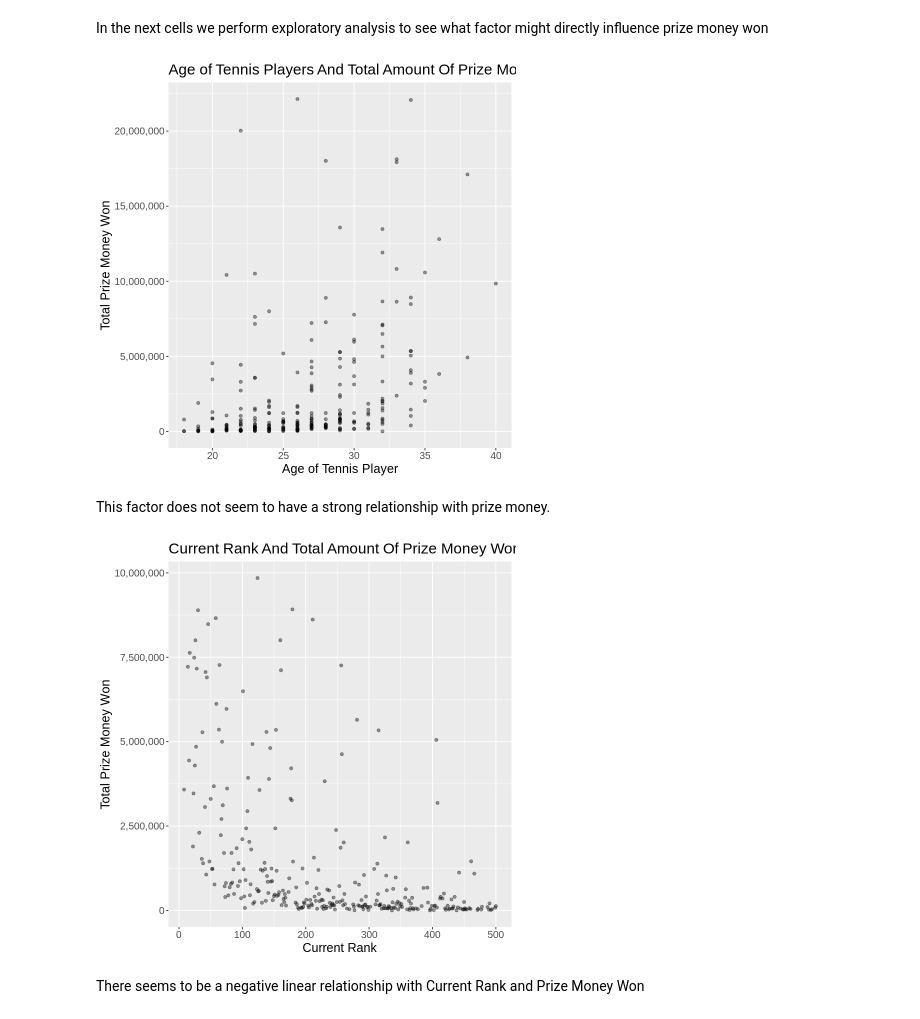
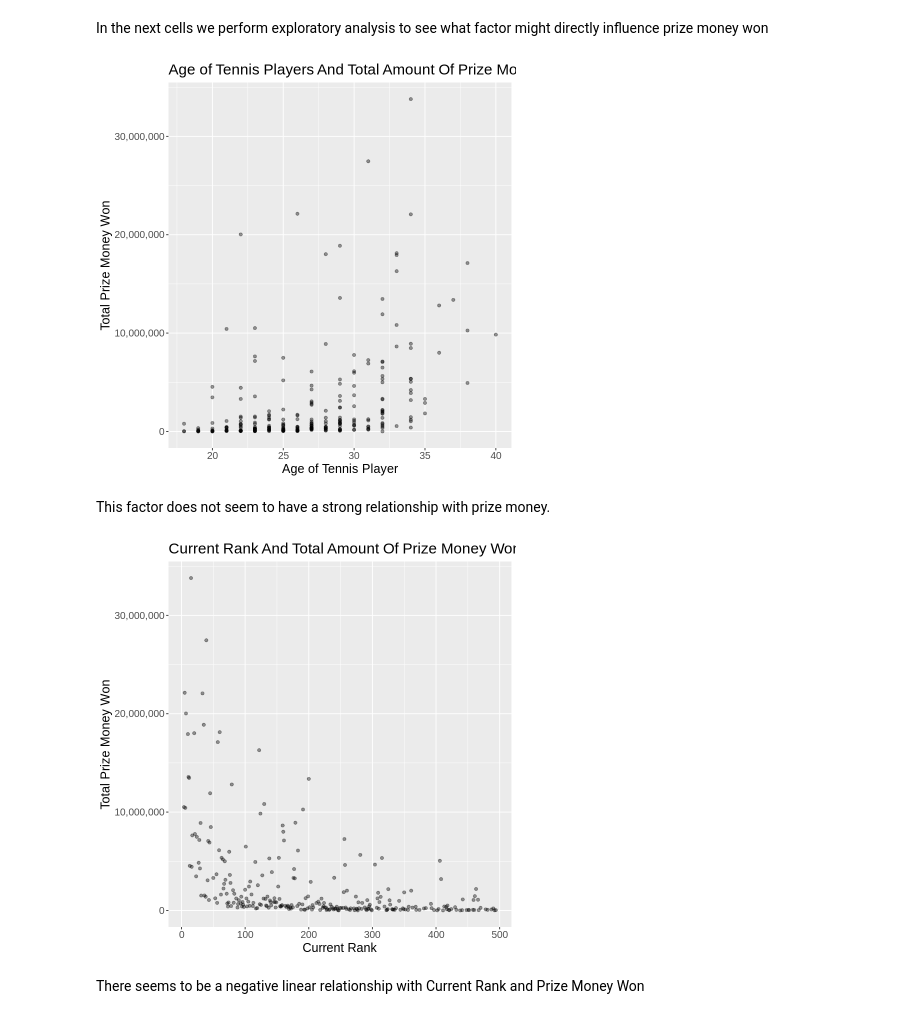
Before and after one commit to navg1250/dsci-project-report, a Jupyter notebook: redone_proposal.ipynb, the cells around one changed output. Saved outputs shown, nothing was run; the diff lists cells and outputs as text; code cells hidden in the pictures.

Commit message:
regression done for variables current rank and prize money

```diff
--- a/redone_proposal.ipynb
+++ b/redone_proposal.ipynb
@@ -111,6 +129,10 @@ tennis_clean <- mutate(tennis_remove_rows, Country = as.factor(Country)) %>%
 select(Age:Seasons) %>%
 na.omit()
 
+tennis_clean <- tennis_clean %>%
+    filter(Prize.Money < 50000000)
+
+tennis_clean
 tennis_clean_show <- tennis_clean %>%
     slice(1:10)
 tennis_clean_show
@@ -147,10 +189,7 @@ tennis_recipe <- recipe(Prize.Money ~. , data = tennis_train) %>%
 In the next cells we perform exploratory analysis to see what factor might directly influence prize money won
 # %%
 #outliers removed
-tennis_graph <- tennis_train %>%
-    filter(Prize.Money < 50000000)
-
-tennis_explore_age <- ggplot(tennis_graph, aes(x = Age, y = Prize.Money))+
+tennis_explore_age <- ggplot(tennis_train, aes(x = Age, y = Prize.Money))+
 geom_point(alpha = 0.4)+
 labs(x = "Age of Tennis Player",
      y = "Total Prize Money Won",
@@ -159,28 +198,22 @@ scale_y_continuous(labels = scales::comma)+
 theme(text = element_text(size=15))
 tennis_explore_age
 # %% [output]
-[figure, old version]
+[figure, new version]
 # %% [markdown]
 This factor does not seem to have a strong relationship with prize money.
 # %%
-#outliers removed
-tennis_graph <- tennis_train %>%
-    filter(Prize.Money < 50000000)
 
-#more outliers removed
-tennis_graph_2 <- tennis_train %>%
-    filter(Prize.Money < 10000000)
 #exploratory analysis graph for Rank vs Prize Money
-tennis_explore_rank <- ggplot(tennis_graph_2, aes(x = Current.Rank, y = Prize.Money))+
+tennis_explore_rank <- ggplot(tennis_train, aes(x = Current.Rank, y = Prize.Money))+
 geom_point(alpha = 0.4)+
 labs(x = "Current Rank",
      y = "Total Prize Money Won",
      title = "Current Rank And Total Amount Of Prize Money Won")+
 scale_y_continuous(labels = scales::comma)+
 theme(text = element_text(size=15))
 tennis_explore_rank
 # %% [output]
-[figure, old version]
+[figure, new version]
 # %% [markdown]
 There seems to be a negative linear relationship with Current Rank and Prize Money Won
 # %%
```
Also changed, not shown: parts of 9 cells of this notebook.
